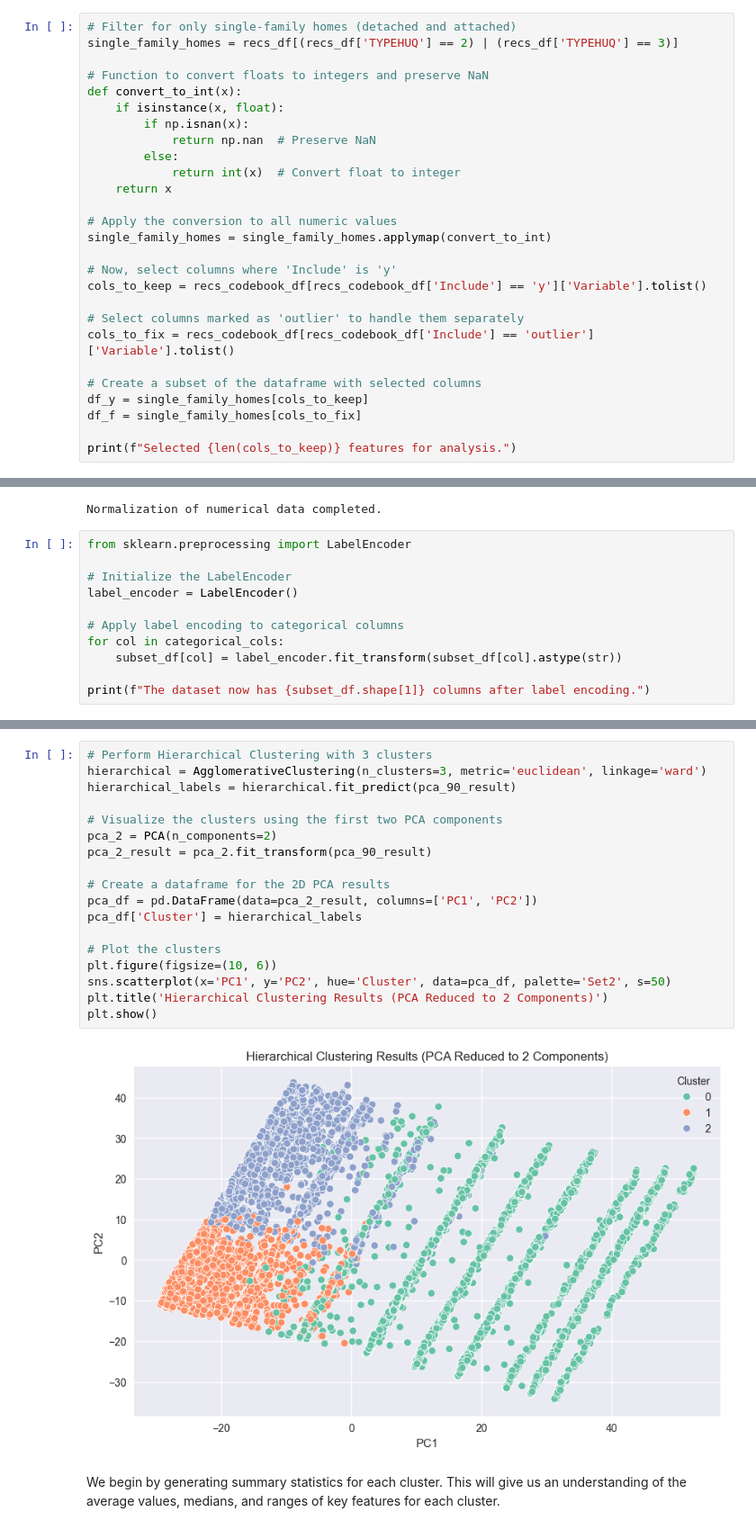
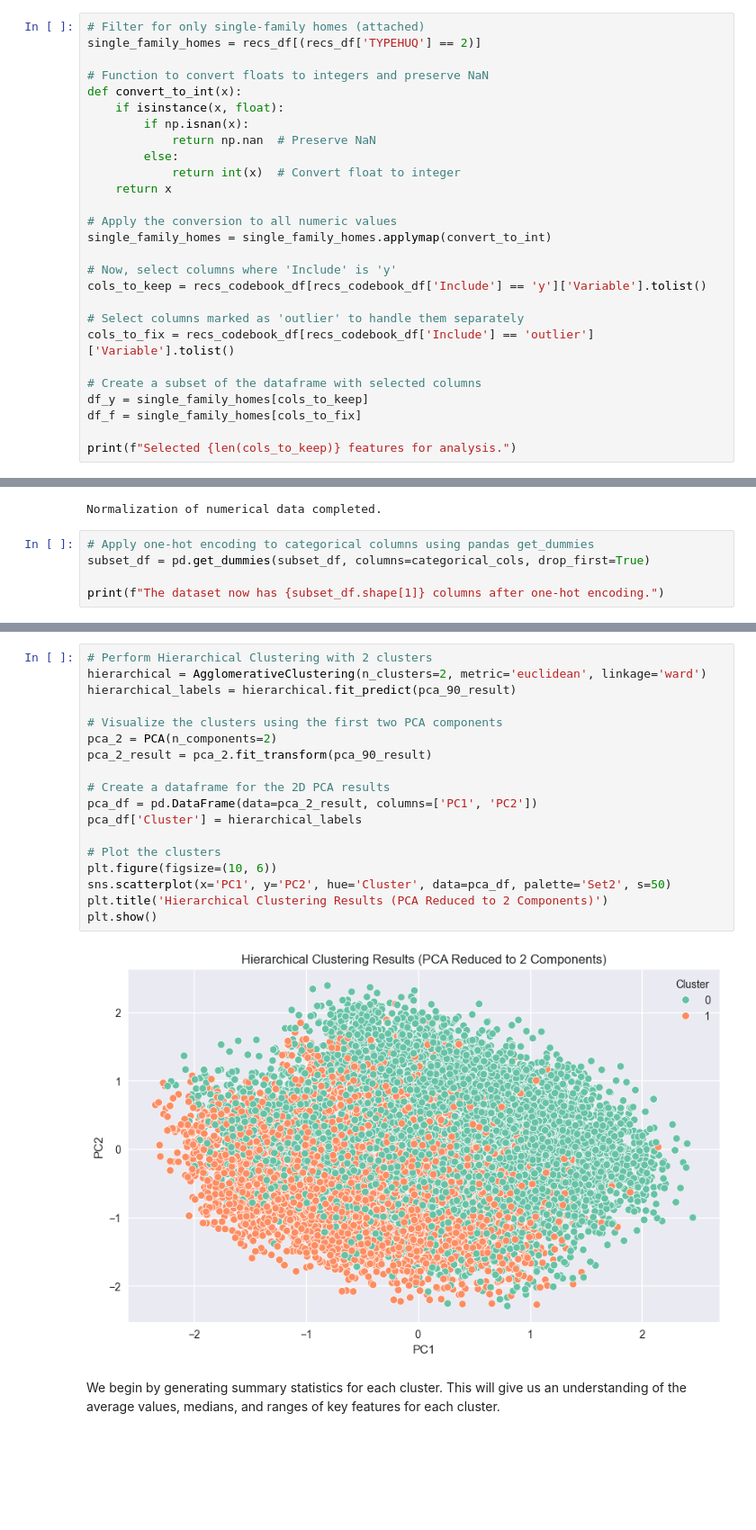
Before and after one commit to numansuri/Milestone_II, a Jupyter notebook: Numan_Exploration/recs_unsupervised_learning.ipynb, the cells around one changed output, grey strips where cells are left out. Shown at 90% size. Drawn from its saved outputs; the diff is of its cells as text; blank space fills up the shorter version.

```diff
--- a/Numan_Exploration/recs_unsupervised_learning.ipynb
+++ b/Numan_Exploration/recs_unsupervised_learning.ipynb
@@ -21,8 +21,8 @@ print("Data loaded successfully.")
 Codebook loaded successfully.
 Data loaded successfully.
 # %%
-# Filter for only single-family homes (detached and attached)
-single_family_homes = recs_df[(recs_df['TYPEHUQ'] == 2) | (recs_df['TYPEHUQ'] == 3)]
+# Filter for only single-family homes (attached)
+single_family_homes = recs_df[(recs_df['TYPEHUQ'] == 2)]
 
 # Function to convert floats to integers and preserve NaN
 def convert_to_int(x):
@@ -167,14 +198,8 @@ print("Normalization of numerical data completed.")
 # %% [output]
 Normalization of numerical data completed.
 # %%
-from sklearn.preprocessing import LabelEncoder
+# Apply one-hot encoding to categorical columns using pandas get_dummies
+subset_df = pd.get_dummies(subset_df, columns=categorical_cols, drop_first=True)
 
-# Initialize the LabelEncoder
-label_encoder = LabelEncoder()
-
-# Apply label encoding to categorical columns
-for col in categorical_cols:
-    subset_df[col] = label_encoder.fit_transform(subset_df[col].astype(str))
-
-print(f"The dataset now has {subset_df.shape[1]} columns after label encoding.")
+print(f"The dataset now has {subset_df.shape[1]} columns after one-hot encoding.")
 # %% [output]
@@ -263,23 +288,23 @@ plt.show()
 # %%
-# Perform Hierarchical Clustering with 3 clusters
-hierarchical = AgglomerativeClustering(n_clusters=3, metric='euclidean', linkage='ward')
+# Perform Hierarchical Clustering with 2 clusters
+hierarchical = AgglomerativeClustering(n_clusters=2, metric='euclidean', linkage='ward')
 hierarchical_labels = hierarchical.fit_predict(pca_90_result)
 
 # Visualize the clusters using the first two PCA components
 pca_2 = PCA(n_components=2)
 pca_2_result = pca_2.fit_transform(pca_90_result)
 
 # Create a dataframe for the 2D PCA results
 pca_df = pd.DataFrame(data=pca_2_result, columns=['PC1', 'PC2'])
 pca_df['Cluster'] = hierarchical_labels
 
 # Plot the clusters
 plt.figure(figsize=(10, 6))
 sns.scatterplot(x='PC1', y='PC2', hue='Cluster', data=pca_df, palette='Set2', s=50)
 plt.title('Hierarchical Clustering Results (PCA Reduced to 2 Components)')
 plt.show()
 # %% [output]
-[figure, old version]
+[figure, new version]
 # %% [markdown]
 We begin by generating summary statistics for each cluster. This will give us an understanding of the average values, medians, and ranges of key features for each cluster.
 # %%
```
Also changed, not shown: parts of 10 cells of this notebook, 2 other files.
